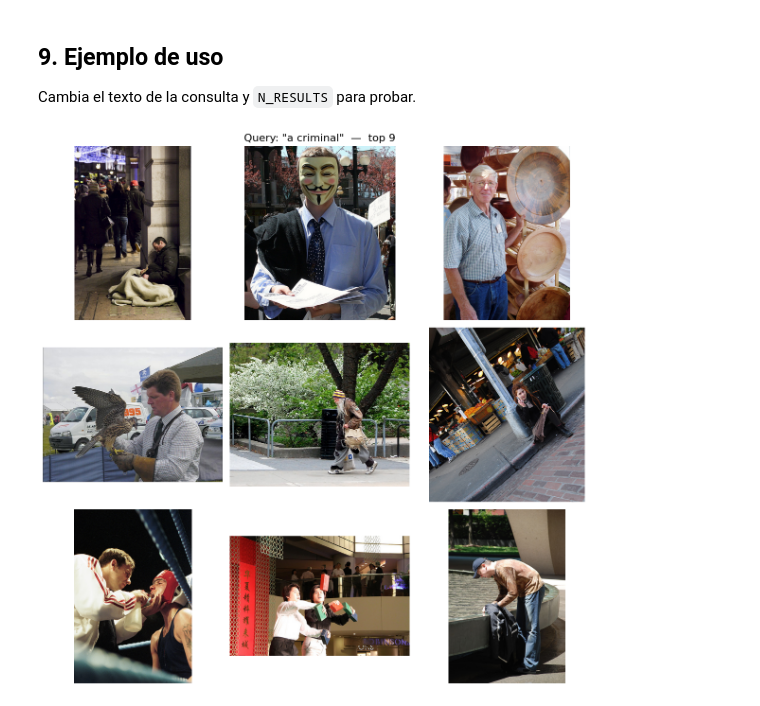
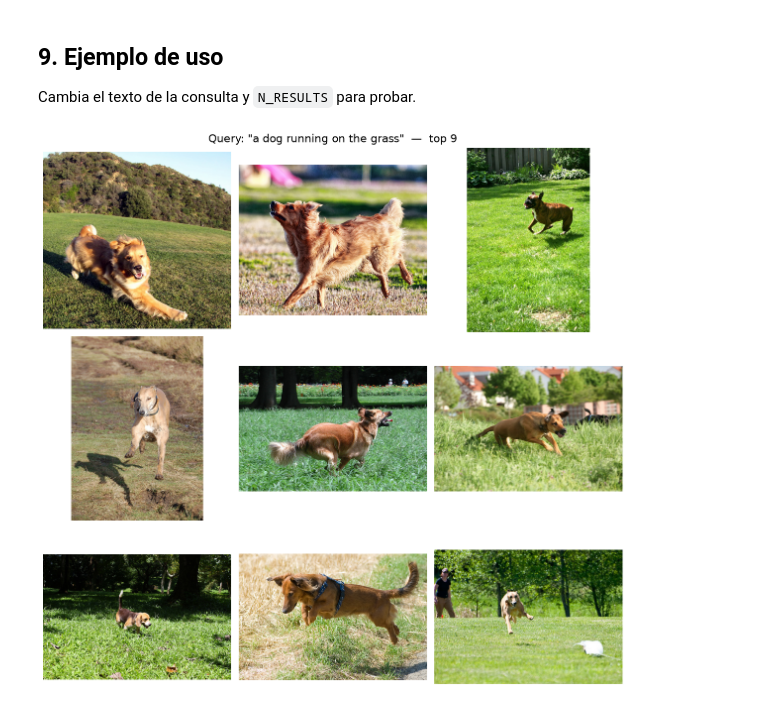
Before and after one commit to miguel-kjh/clip_implementation, a Jupyter notebook: notebooks/image_retrieval_demo.ipynb, the cells around one changed output. Cells and saved outputs as stored; diff of their text form; code cells hidden in the pictures.

```diff
--- a/notebooks/image_retrieval_demo.ipynb
+++ b/notebooks/image_retrieval_demo.ipynb
@@ -17,7 +17,7 @@ import os
 
 # Carpeta del experimento dentro de checkpoints/ (nombre o ruta completa).
 # Si es None, se usa el experimento cargable más reciente.
-EXPERIMENT_DIR = "resnet50_answerdotai-ModernBERT-base_imgmlp_txtmlp_bs32_ep4_flickr8k_20260710-105500"
+EXPERIMENT_DIR = "resnet50_sentence-transformers-all-mpnet-base-v2_imgmlp_txtmlp_bs32_ep4_img_trainableTrue_txt_trainableTrue_flickr8k_20260713-160221"
 
 # Raíz del proyecto (carpeta padre de notebooks/).
 PROJECT_ROOT = os.path.abspath(os.path.join(os.getcwd(), ".."))
@@ -218,6 +218,6 @@ def show_results(query, n=N_RESULTS):
 
 Cambia el texto de la consulta y `N_RESULTS` para probar.
 # %%
-show_results("a criminal", n=N_RESULTS)
+show_results("a dog running on the grass", n=N_RESULTS)
 # %% [output]
-[figure, old version]
+[figure, new version]
```
Also changed, not shown: parts of 2 cells of this notebook.
